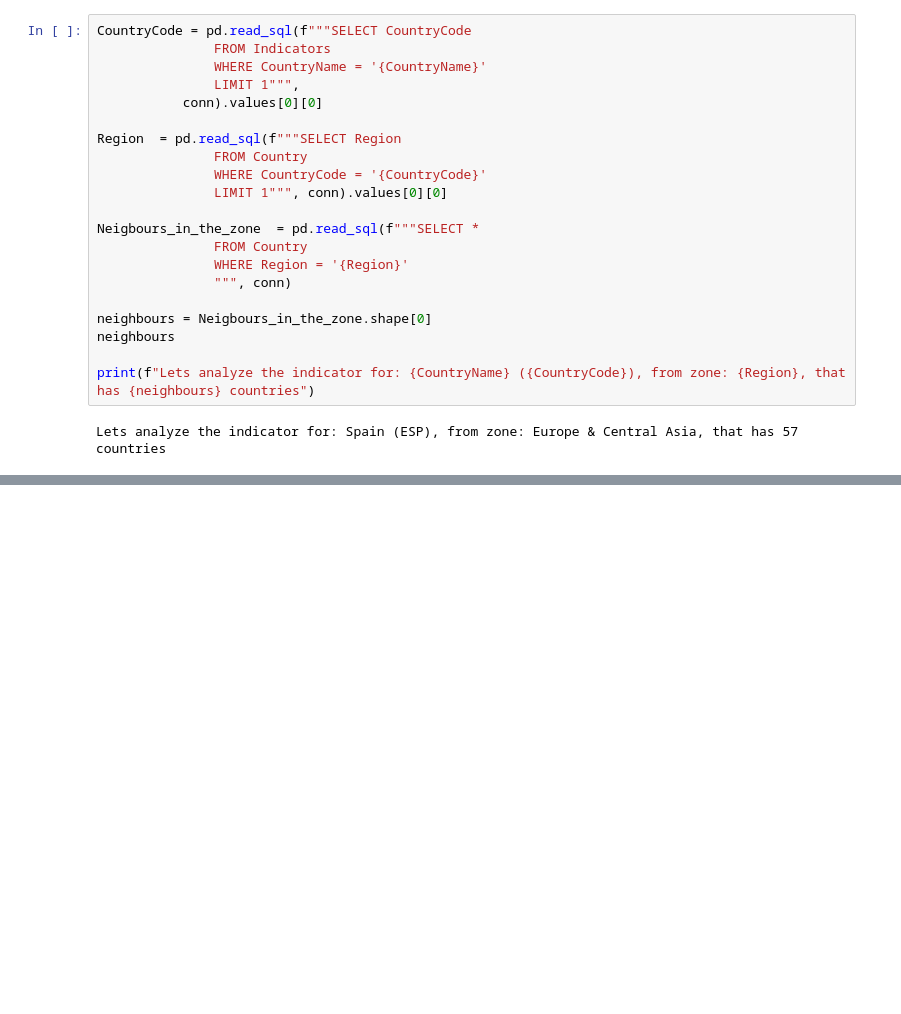
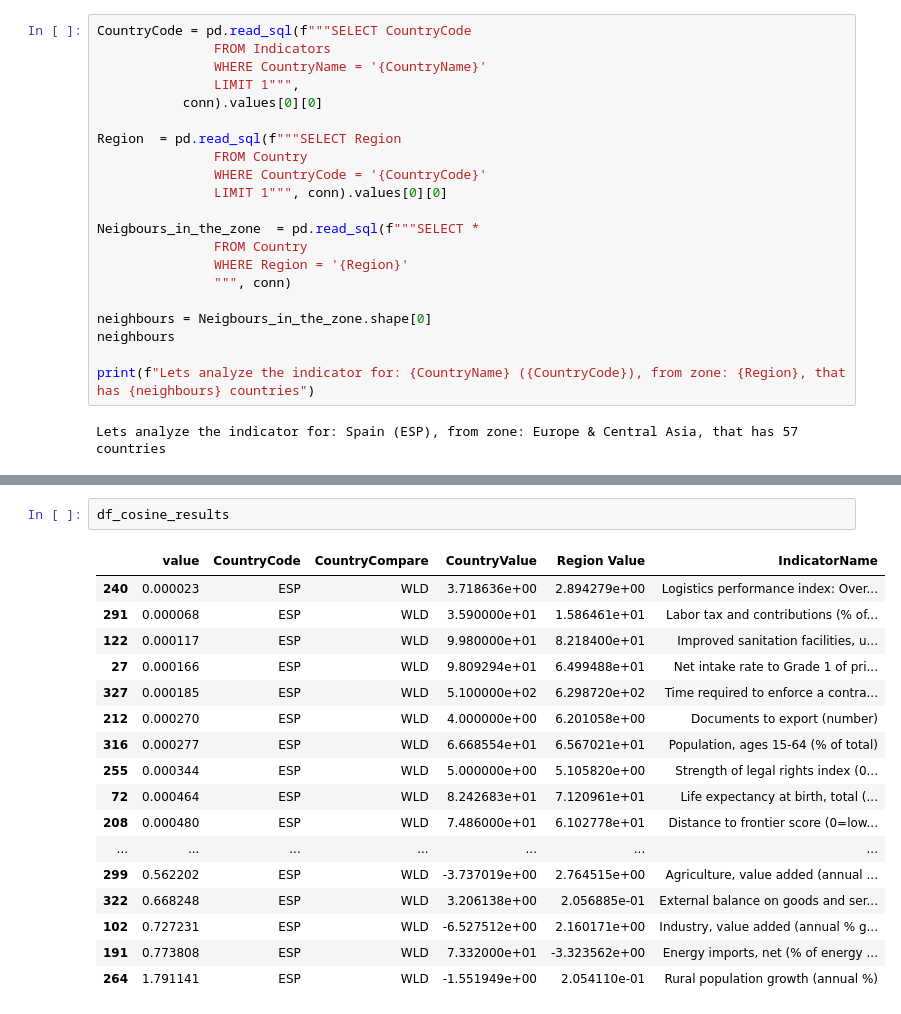
Before and after one commit to jaimevalero/world-development-indicators, a Jupyter notebook: jupyter/what-if.ipynb, the cells around one changed output, grey strips where cells are left out. Drawn from its saved outputs; the diff is of its cells as text; blank space fills up the shorter version.

```diff
--- a/jupyter/what-if.ipynb
+++ b/jupyter/what-if.ipynb
@@ -627,0 +936,20 @@ df_rankings.head(30)
+# %%
+df_cosine_results
+# %% [output]
+|  | value | CountryCode | CountryCompare | CountryValue | Region Value | IndicatorName |
+| 240 | 0.000023 | ESP | WLD | 3.718636e+00 | 2.894279e+00 | Logistics performance index: Over... |
+| 291 | 0.000068 | ESP | WLD | 3.590000e+01 | 1.586461e+01 | Labor tax and contributions (% of... |
+| 122 | 0.000117 | ESP | WLD | 9.980000e+01 | 8.218400e+01 | Improved sanitation facilities, u... |
+| 27 | 0.000166 | ESP | WLD | 9.809294e+01 | 6.499488e+01 | Net intake rate to Grade 1 of pri... |
+| 327 | 0.000185 | ESP | WLD | 5.100000e+02 | 6.298720e+02 | Time required to enforce a contra... |
+| 212 | 0.000270 | ESP | WLD | 4.000000e+00 | 6.201058e+00 | Documents to export (number) |
+| 316 | 0.000277 | ESP | WLD | 6.668554e+01 | 6.567021e+01 | Population, ages 15-64 (% of total) |
+| 255 | 0.000344 | ESP | WLD | 5.000000e+00 | 5.105820e+00 | Strength of legal rights index (0... |
+| 72 | 0.000464 | ESP | WLD | 8.242683e+01 | 7.120961e+01 | Life expectancy at birth, total (... |
+| 208 | 0.000480 | ESP | WLD | 7.486000e+01 | 6.102778e+01 | Distance to frontier score (0=low... |
+| ... | ... | ... | ... | ... | ... | ... |
+| 299 | 0.562202 | ESP | WLD | -3.737019e+00 | 2.764515e+00 | Agriculture, value added (annual ... |
+| 322 | 0.668248 | ESP | WLD | 3.206138e+00 | 2.056885e-01 | External balance on goods and ser... |
+| 102 | 0.727231 | ESP | WLD | -6.527512e+00 | 2.160171e+00 | Industry, value added (annual % g... |
+| 191 | 0.773808 | ESP | WLD | 7.332000e+01 | -3.323562e+00 | Energy imports, net (% of energy ... |
+| 264 | 1.791141 | ESP | WLD | -1.551949e+00 | 2.054110e-01 | Rural population growth (annual %) |
```
Also changed, not shown: parts of 10 cells of this notebook, 1 other file.
